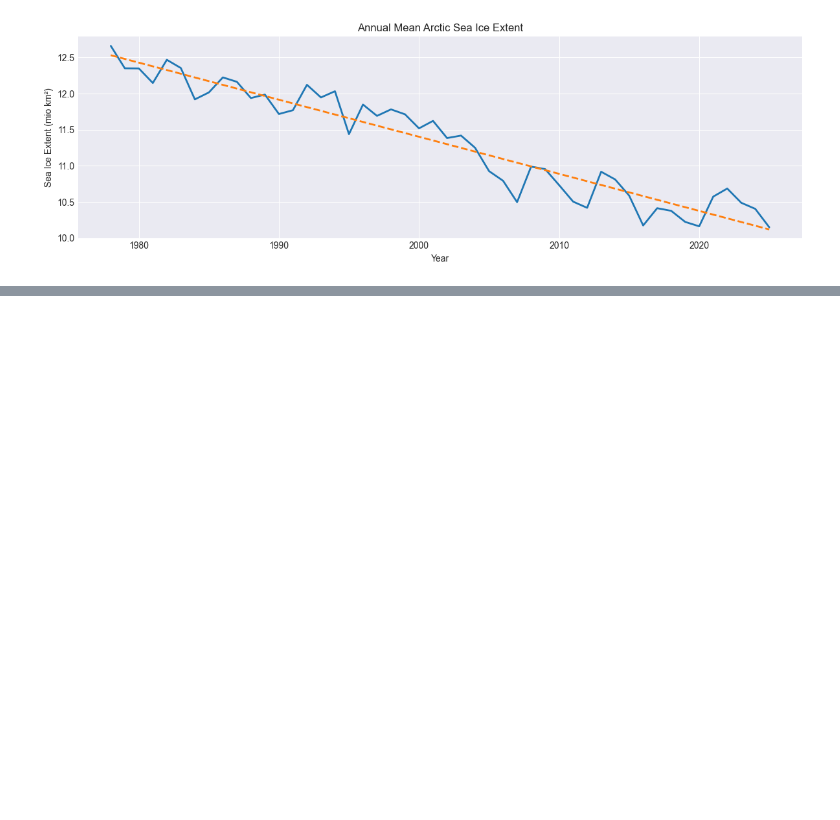
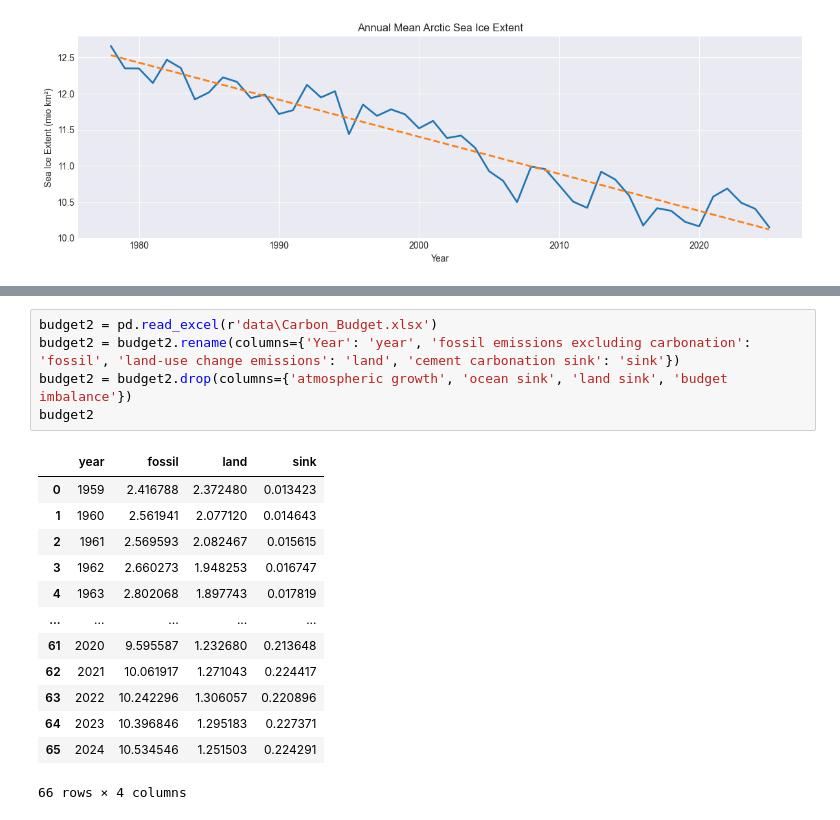
Before and after one commit to linachos/Data-Visualization, a Jupyter notebook: Project/data.ipynb, the cells around one changed output, grey strips where cells are left out. Cells and saved outputs as stored; diff of their text form; blank space fills up the shorter version.

```diff
--- a/Project/data.ipynb
+++ b/Project/data.ipynb
@@ -327,0 +344,19 @@ Decline: -7.7%
+# %%
+budget2 = pd.read_excel(r'data\Carbon_Budget.xlsx')
+budget2 = budget2.rename(columns={'Year': 'year', 'fossil emissions excluding carbonation': 'fossil', 'land-use change emissions': 'land', 'cement carbonation sink': 'sink'})
+budget2 = budget2.drop(columns={'atmospheric growth', 'ocean sink', 'land sink', 'budget imbalance'})
+budget2
+# %% [output]
+|  | year | fossil | land | sink |
+| 0 | 1959 | 2.416788 | 2.372480 | 0.013423 |
+| 1 | 1960 | 2.561941 | 2.077120 | 0.014643 |
+| 2 | 1961 | 2.569593 | 2.082467 | 0.015615 |
+| 3 | 1962 | 2.660273 | 1.948253 | 0.016747 |
+| 4 | 1963 | 2.802068 | 1.897743 | 0.017819 |
+| ... | ... | ... | ... | ... |
+| 61 | 2020 | 9.595587 | 1.232680 | 0.213648 |
+| 62 | 2021 | 10.061917 | 1.271043 | 0.224417 |
+| 63 | 2022 | 10.242296 | 1.306057 | 0.220896 |
+| 64 | 2023 | 10.396846 | 1.295183 | 0.227371 |
+| 65 | 2024 | 10.534546 | 1.251503 | 0.224291 |
+66 rows × 4 columns
```
Also changed, not shown: parts of 16 cells of this notebook, 23 other files.
